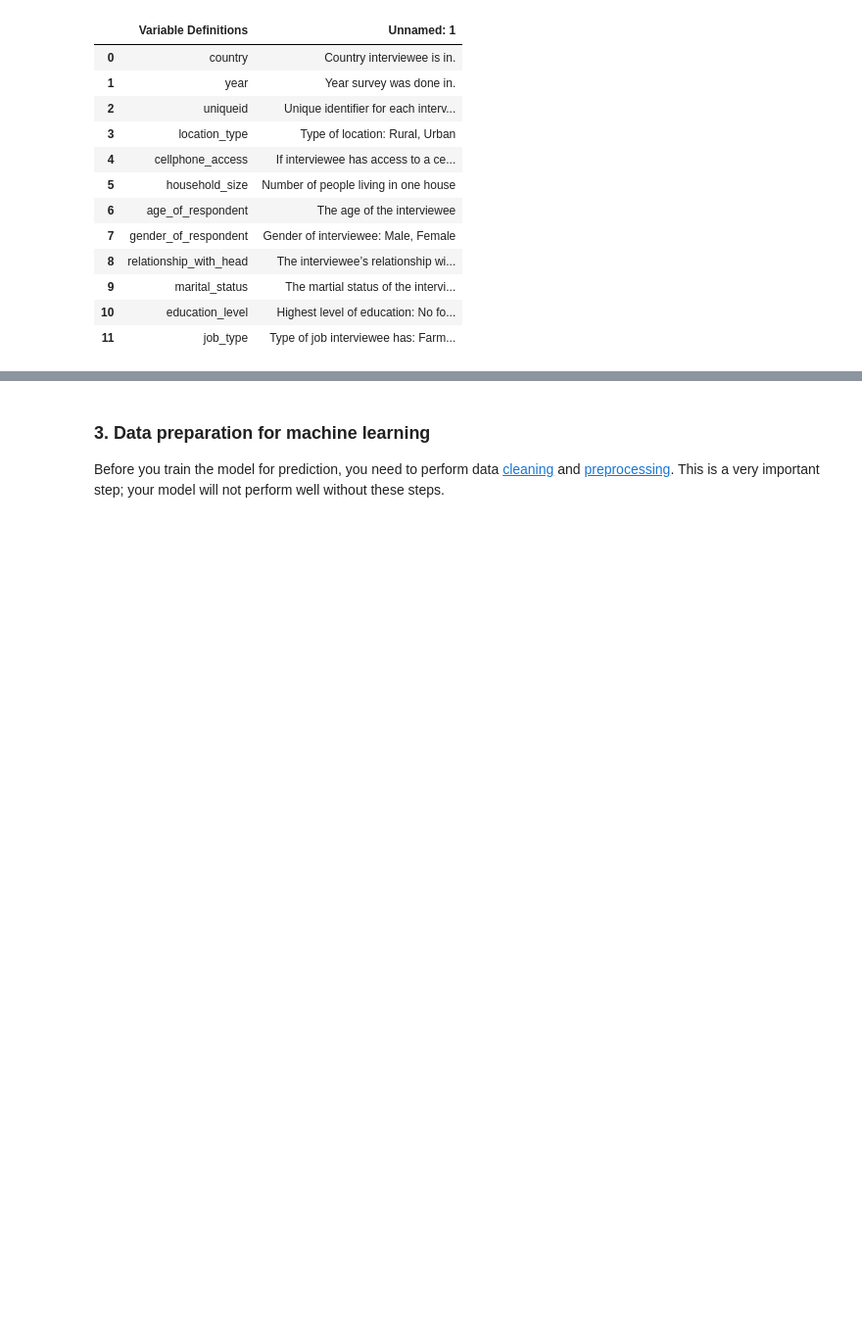
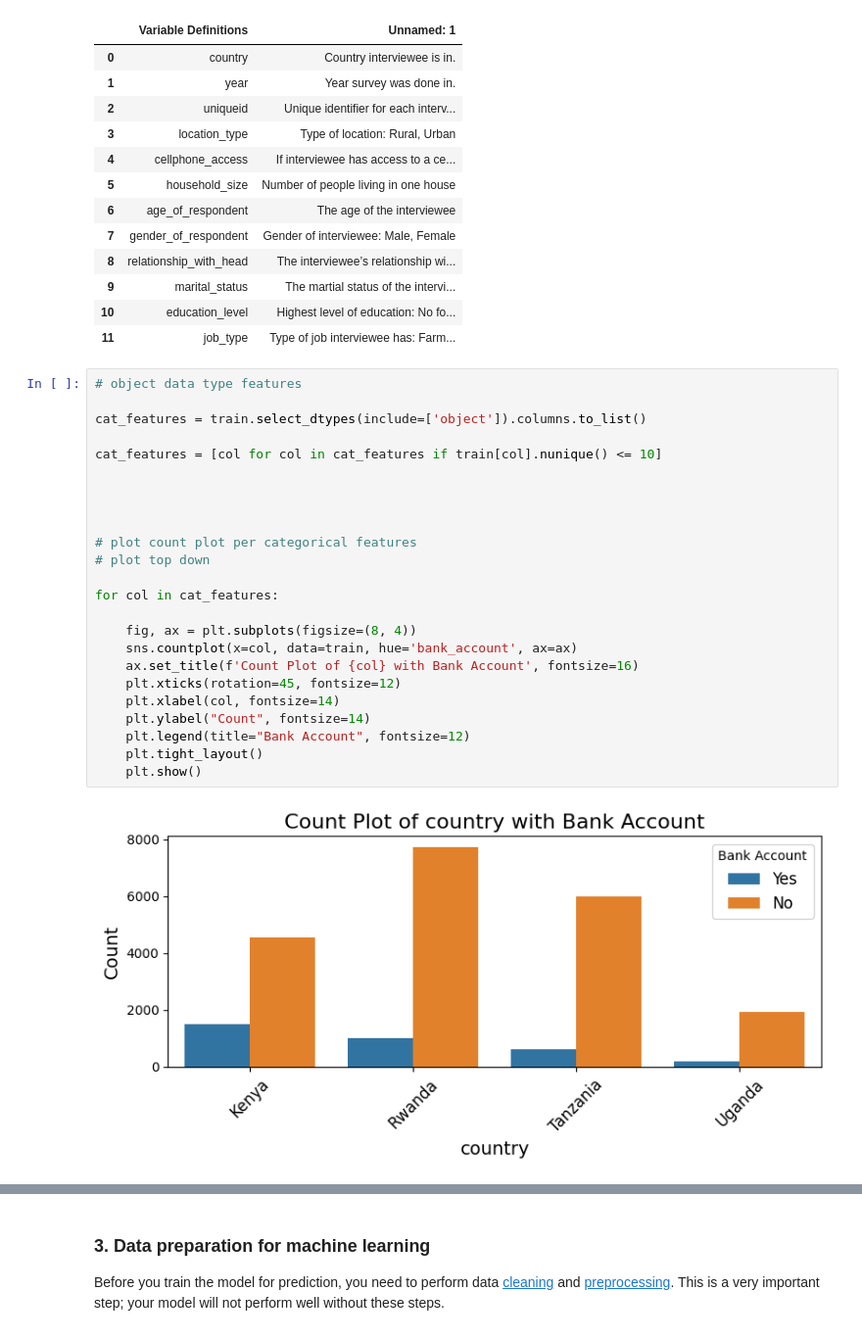
Before and after one commit to segnig/Financial-Inclusion-in-Africa, a Jupyter notebook: StarterNotebook.ipynb, the cells around one changed output, grey strips where cells are left out. Shown at 98% size. Saved outputs shown, nothing was run; the diff lists cells and outputs as text; blank space fills up the shorter version.

```diff
--- a/StarterNotebook.ipynb
+++ b/StarterNotebook.ipynb
@@ -161,3 +156,29 @@ variables
 | 9 | marital_status | The martial status of the intervi... |
 | 10 | education_level | Highest level of education: No fo... |
 | 11 | job_type | Type of job interviewee has: Farm... |
+# %%
+# object data type features
+
+cat_features = train.select_dtypes(include=['object']).columns.to_list()
+
+cat_features = [col for col in cat_features if train[col].nunique() <= 10]
+
+
+
+
+# plot count plot per categorical features
+# plot top down
+
+for col in cat_features:
+
+    fig, ax = plt.subplots(figsize=(8, 4))
+    sns.countplot(x=col, data=train, hue='bank_account', ax=ax)
+    ax.set_title(f'Count Plot of {col} with Bank Account', fontsize=16)
+    plt.xticks(rotation=45, fontsize=12)
+    plt.xlabel(col, fontsize=14)
+    plt.ylabel("Count", fontsize=14)
+    plt.legend(title="Bank Account", fontsize=12)
+    plt.tight_layout()
+    plt.show()
+# %% [output]
+[figure, added]
```
Also changed, not shown: parts of 36 cells of this notebook.
